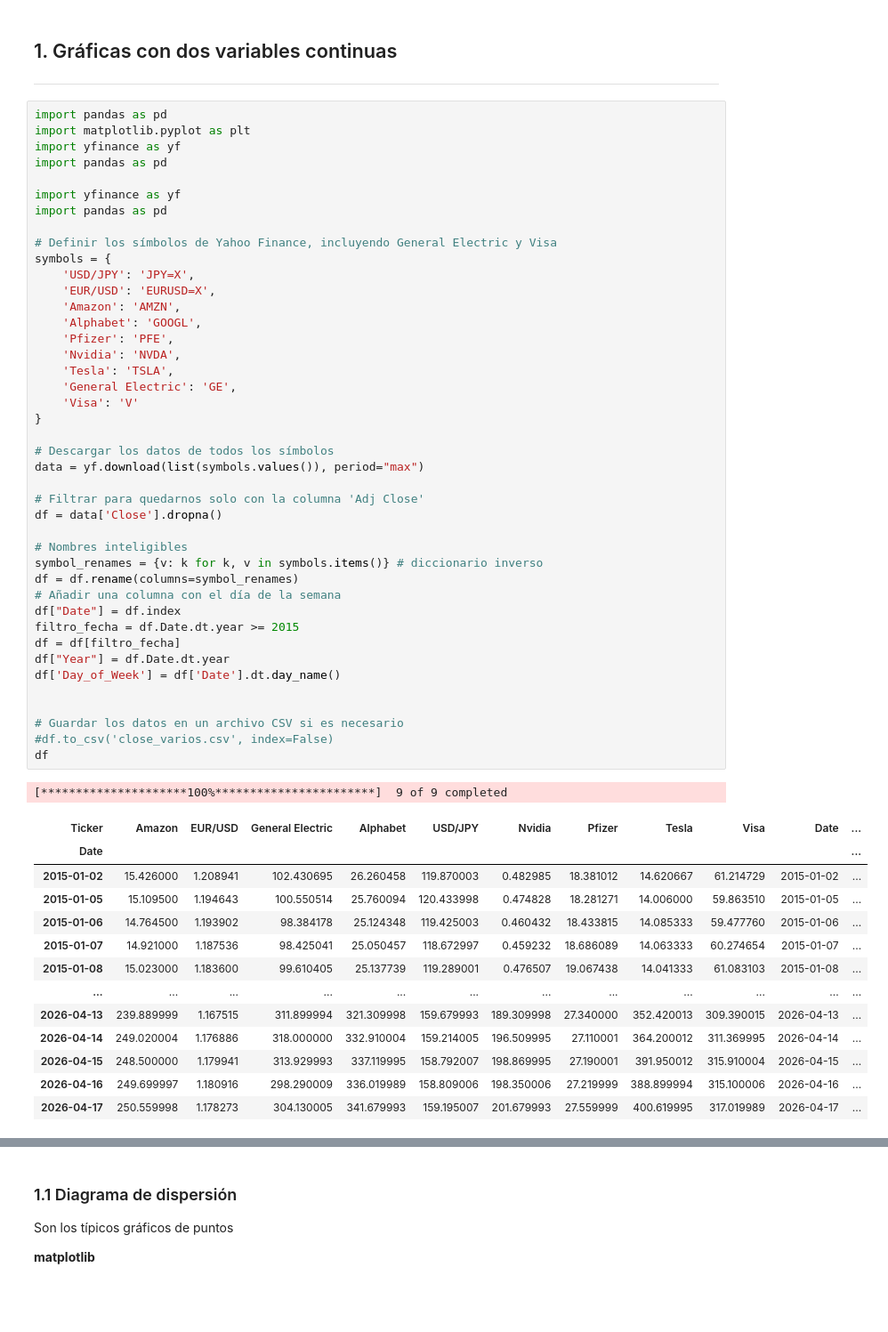
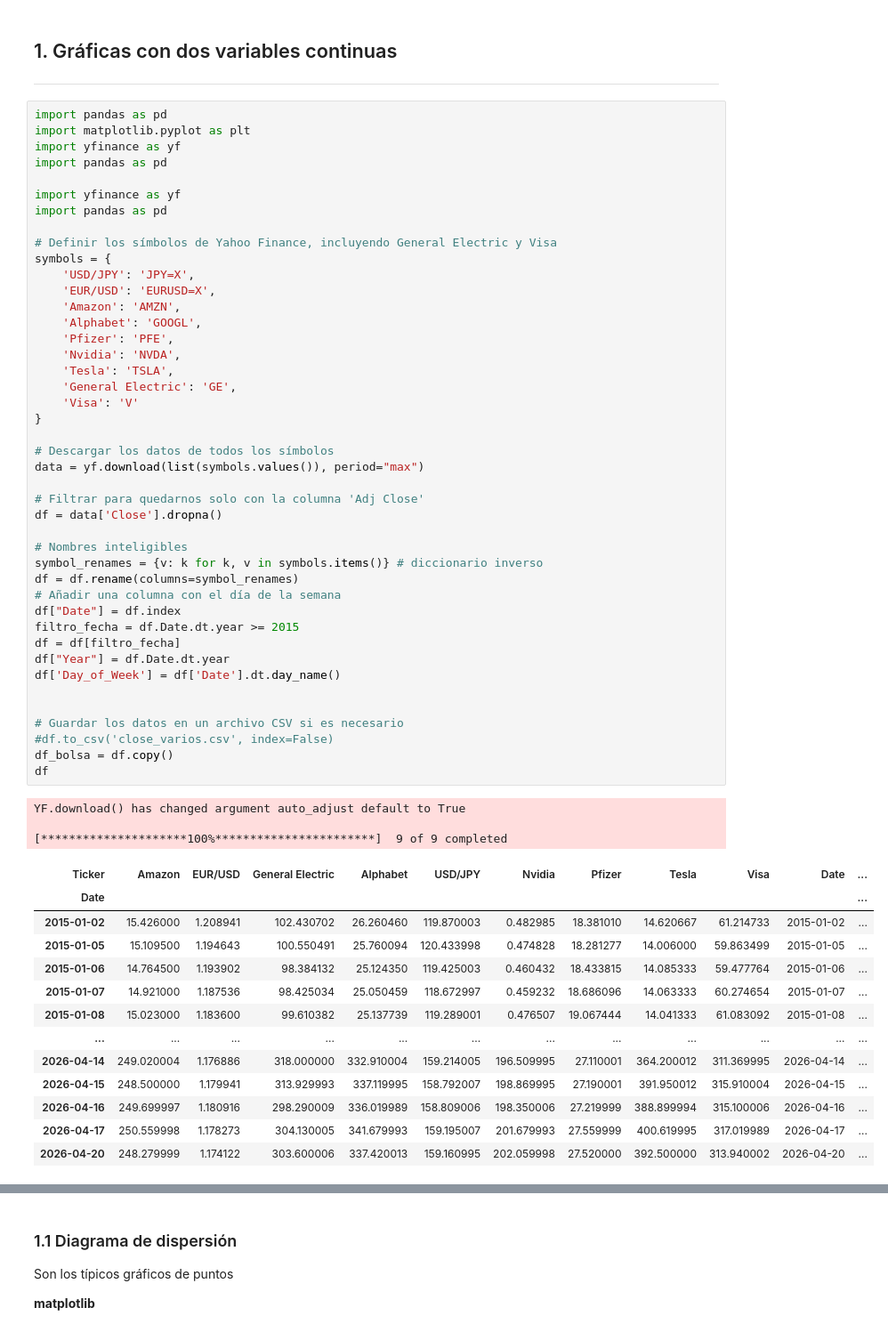
Before and after one commit to RafaelCaballero/APD, a Jupyter notebook: codigo/variablesporParejas.ipynb, the cells around one changed output, grey strips where cells are left out. Shown at 89% size. Drawn from its saved outputs; the diff is of its cells as text; blank space fills up the shorter version.

```diff
--- a/codigo/variablesporParejas.ipynb
+++ b/codigo/variablesporParejas.ipynb
@@ -91,41 +91,44 @@ symbols = {
     'Nvidia': 'NVDA',
     'Tesla': 'TSLA',
     'General Electric': 'GE',
     'Visa': 'V'
 }
 
 # Descargar los datos de todos los símbolos
 data = yf.download(list(symbols.values()), period="max")
 
 # Filtrar para quedarnos solo con la columna 'Adj Close'
 df = data['Close'].dropna()
 
 # Nombres inteligibles
 symbol_renames = {v: k for k, v in symbols.items()} # diccionario inverso
 df = df.rename(columns=symbol_renames)
 # Añadir una columna con el día de la semana
 df["Date"] = df.index
 filtro_fecha = df.Date.dt.year >= 2015
 df = df[filtro_fecha]
 df["Year"] = df.Date.dt.year
 df['Day_of_Week'] = df['Date'].dt.day_name()
 
 
 # Guardar los datos en un archivo CSV si es necesario
 #df.to_csv('close_varios.csv', index=False)
+df_bolsa = df.copy()
 df
 # %% [output]
+YF.download() has changed argument auto_adjust default to True
+
 [*********************100%***********************]  9 of 9 completed
 | Ticker | Amazon | EUR/USD | General Electric | Alphabet | USD/JPY | Nvidia | Pfizer | Tesla | Visa | Date | ... |
 | Date |  |  |  |  |  |  |  |  |  |  | ... |
-| 2015-01-02 | 15.426000 | 1.208941 | 102.430695 | 26.260458 | 119.870003 | 0.482985 | 18.381012 | 14.620667 | 61.214729 | 2015-01-02 | ... |
-| 2015-01-05 | 15.109500 | 1.194643 | 100.550514 | 25.760094 | 120.433998 | 0.474828 | 18.281271 | 14.006000 | 59.863510 | 2015-01-05 | ... |
-| 2015-01-06 | 14.764500 | 1.193902 | 98.384178 | 25.124348 | 119.425003 | 0.460432 | 18.433815 | 14.085333 | 59.477760 | 2015-01-06 | ... |
-| 2015-01-07 | 14.921000 | 1.187536 | 98.425041 | 25.050457 | 118.672997 | 0.459232 | 18.686089 | 14.063333 | 60.274654 | 2015-01-07 | ... |
-| 2015-01-08 | 15.023000 | 1.183600 | 99.610405 | 25.137739 | 119.289001 | 0.476507 | 19.067438 | 14.041333 | 61.083103 | 2015-01-08 | ... |
+| 2015-01-02 | 15.426000 | 1.208941 | 102.430702 | 26.260460 | 119.870003 | 0.482985 | 18.381010 | 14.620667 | 61.214733 | 2015-01-02 | ... |
+| 2015-01-05 | 15.109500 | 1.194643 | 100.550491 | 25.760094 | 120.433998 | 0.474828 | 18.281277 | 14.006000 | 59.863499 | 2015-01-05 | ... |
+| 2015-01-06 | 14.764500 | 1.193902 | 98.384132 | 25.124350 | 119.425003 | 0.460432 | 18.433815 | 14.085333 | 59.477764 | 2015-01-06 | ... |
+| 2015-01-07 | 14.921000 | 1.187536 | 98.425034 | 25.050459 | 118.672997 | 0.459232 | 18.686096 | 14.063333 | 60.274654 | 2015-01-07 | ... |
+| 2015-01-08 | 15.023000 | 1.183600 | 99.610382 | 25.137739 | 119.289001 | 0.476507 | 19.067444 | 14.041333 | 61.083092 | 2015-01-08 | ... |
 | ... | ... | ... | ... | ... | ... | ... | ... | ... | ... | ... | ... |
-| 2026-04-13 | 239.889999 | 1.167515 | 311.899994 | 321.309998 | 159.679993 | 189.309998 | 27.340000 | 352.420013 | 309.390015 | 2026-04-13 | ... |
 | 2026-04-14 | 249.020004 | 1.176886 | 318.000000 | 332.910004 | 159.214005 | 196.509995 | 27.110001 | 364.200012 | 311.369995 | 2026-04-14 | ... |
 | 2026-04-15 | 248.500000 | 1.179941 | 313.929993 | 337.119995 | 158.792007 | 198.869995 | 27.190001 | 391.950012 | 315.910004 | 2026-04-15 | ... |
 | 2026-04-16 | 249.699997 | 1.180916 | 298.290009 | 336.019989 | 158.809006 | 198.350006 | 27.219999 | 388.899994 | 315.100006 | 2026-04-16 | ... |
 | 2026-04-17 | 250.559998 | 1.178273 | 304.130005 | 341.679993 | 159.195007 | 201.679993 | 27.559999 | 400.619995 | 317.019989 | 2026-04-17 | ... |
+| 2026-04-20 | 248.279999 | 1.174122 | 303.600006 | 337.420013 | 159.160995 | 202.059998 | 27.520000 | 392.500000 | 313.940002 | 2026-04-20 | ... |
```
Also changed, not shown: parts of 14 cells of this notebook.
